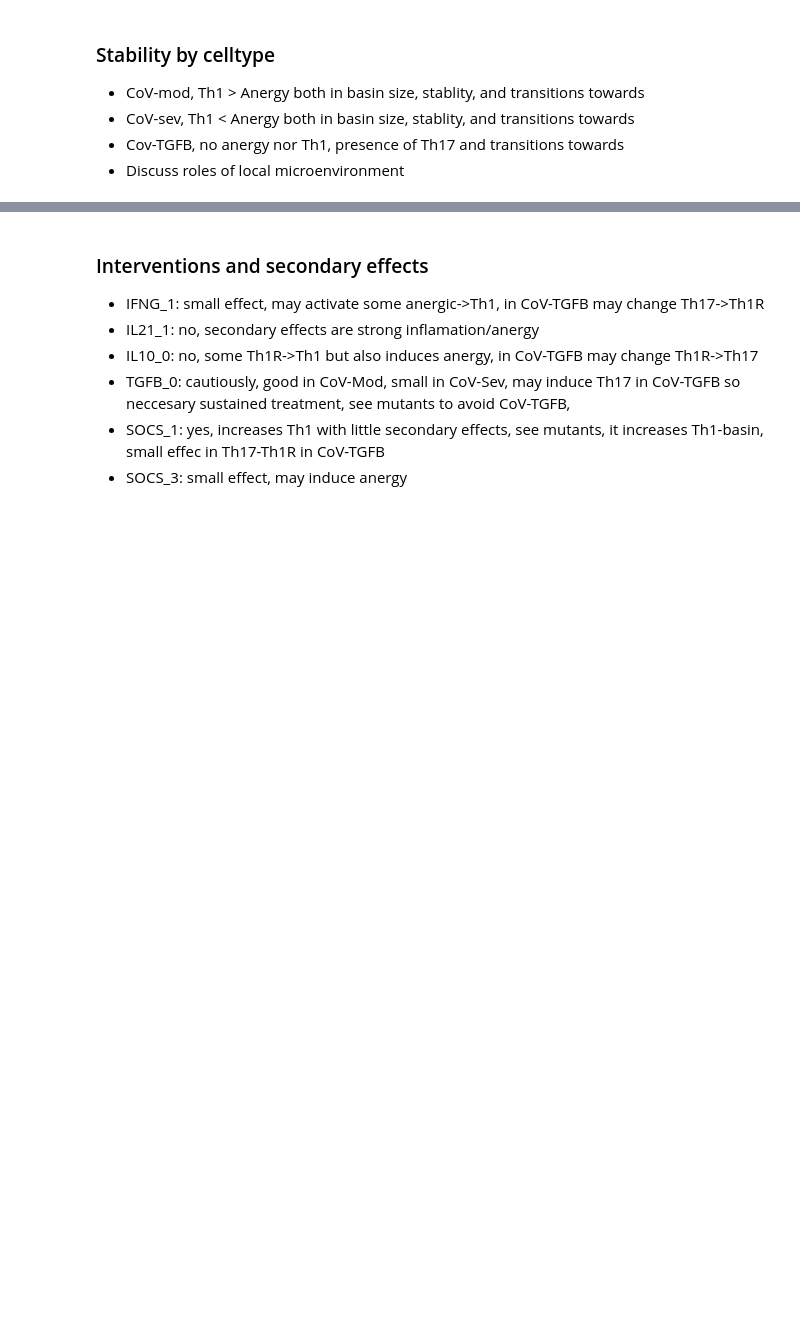
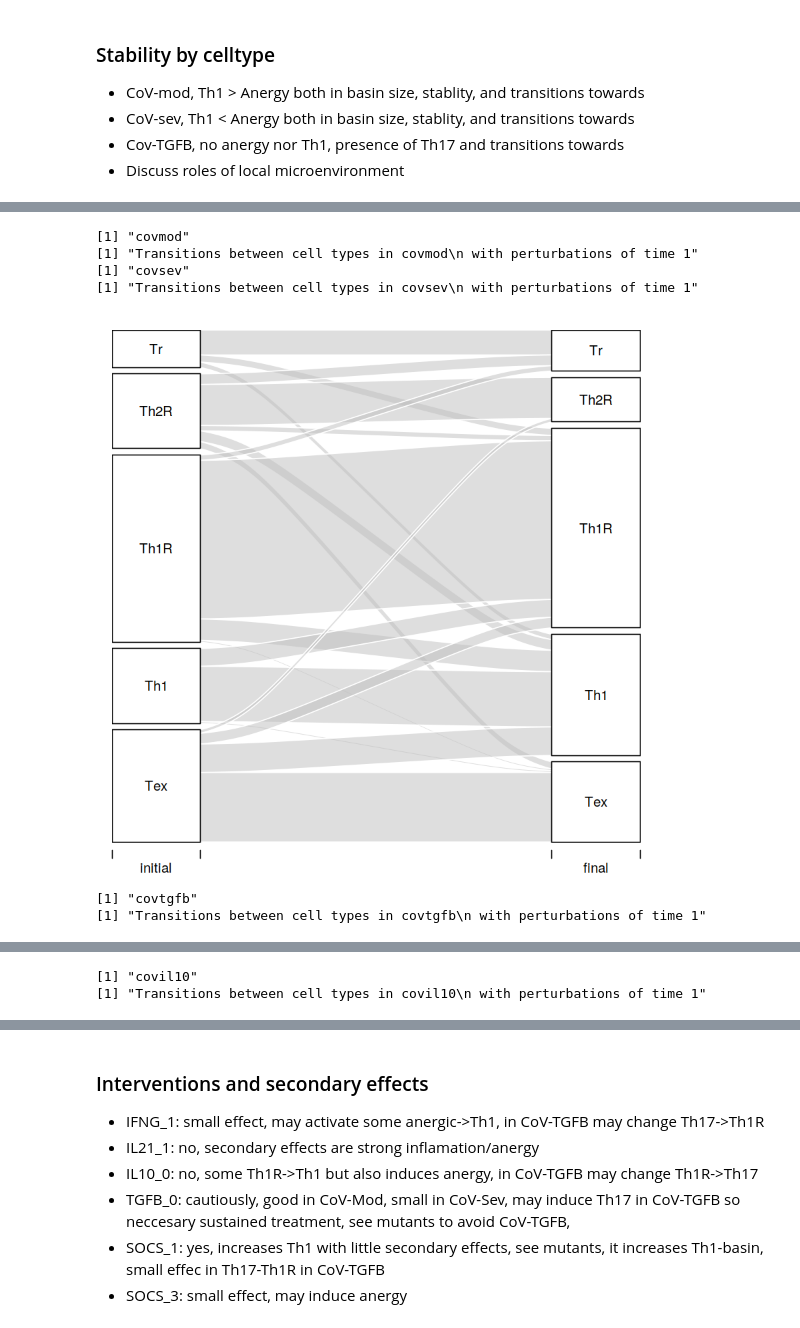
Before and after one commit to Laboratorio-de-Biologia-Computacional/CD4Tcell_COVID19, a Jupyter notebook: CD4Tcell_COVID19.ipynb, the cells around one changed output, grey strips where cells are left out. Saved outputs shown, nothing was run; the diff lists cells and outputs as text; code cells hidden in the pictures; blank space fills up the shorter version.

```diff
--- a/CD4Tcell_COVID19.ipynb
+++ b/CD4Tcell_COVID19.ipynb
@@ -222,0 +141,24 @@ plot.node.transitions(cfm.covtgfb, 'images/thsocs_transitionnode_covtgfb.eps',
+# %%
+f.cfm.table <- function(net, labels, file.name, time=1, replace=list()) {
+    cfm <- cellFateMap(net, label.rules=labels, time=time,
+                       method="sat.restricted", maxAttractorLength=2)
+    cfm <- apply(cfm,2,as.character)
+    cfm <- cfm[  order( cfm[,1], cfm[,2], cfm[,3], cfm[,4] ),]
+    write.csv(cfm,file.name, row.names=F)
+    cfm <- read.csv(file.name, stringsAsFactors=F)
+    for (old in names(replace)) {
+        new <- replace[old]
+        cfm[cfm[,2]==old,2] <- new
+    }
+    write.csv(cfm,file.name, row.names=F)
+    cfm <- read.csv(file.name, stringsAsFactors=F)
+    cfm
+}
+# %%
+cfm.cov <- list()
+for (env in env.cov) {
+    file.name <- paste(c("results/thsocs_cfm_",env,".csv"), collapse='')
+    print(file.name)
+    cfm <- f.cfm.table(net.cov[[env]], labels, file.name)
+    cfm.cov[env] <- list(cfm)
+}
@@ -222,0 +170,9 @@ plot.node.transitions(cfm.covtgfb, 'images/thsocs_transitionnode_covtgfb.eps',
+# %%
+replace <- list('TexTex'='Tex',"Th1RTex"="Tr*","Th1RTh17RTex"="Tr*","Th2RTh17RTex"="Tr*","Th17RTex"="Tr*","Naive"="Tex")
+mut.cov <- list()
+for (env in env.cov) {
+    file.name <- paste(c("results/thsocs_mut_",env,".csv"), collapse='')
+    print(file.name)
+    mut <- f.cfm.table(net.cov[[env]], labels, file.name, time=NULL, replace=replace)
+    mut.cov[env] <- list(mut)
+}
@@ -268,0 +201,15 @@ Warning message in min(x):
+# %%
+for (env in env.cov) {
+    print(env)
+    file.name <- NULL # paste(c("images/thsocs_alluvial_",env,".eps"), collapse='')
+    title <- paste(c("Transitions between cell types in ",env, "\n with perturbations of time 1"), collapse='')
+    plot.cfm.alluvial(cfm.cov[[env]], file.name, title)
+}
+# %% [output]
+[1] "covmod"
+[1] "Transitions between cell types in covmod\n with perturbations of time 1"
+[1] "covsev"
+[1] "Transitions between cell types in covsev\n with perturbations of time 1"
+[figure, added]
+[1] "covtgfb"
+[1] "Transitions between cell types in covtgfb\n with perturbations of time 1"
@@ -268,0 +217,2 @@ Warning message in min(x):
+[1] "covil10"
+[1] "Transitions between cell types in covil10\n with perturbations of time 1"
```
Also changed, not shown: parts of 25 cells of this notebook, 27 other files.
